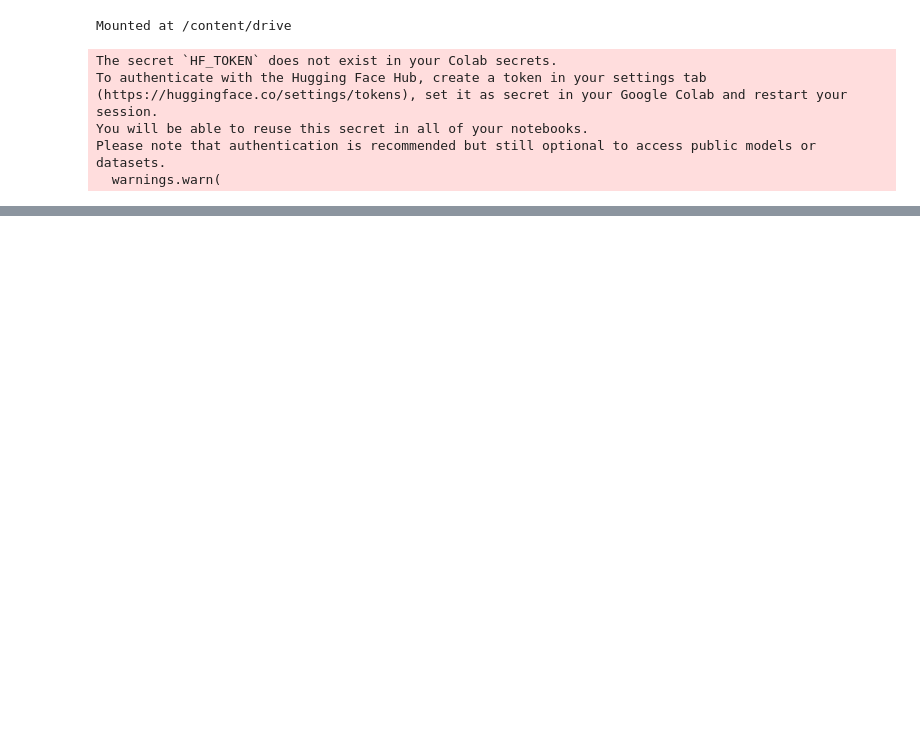
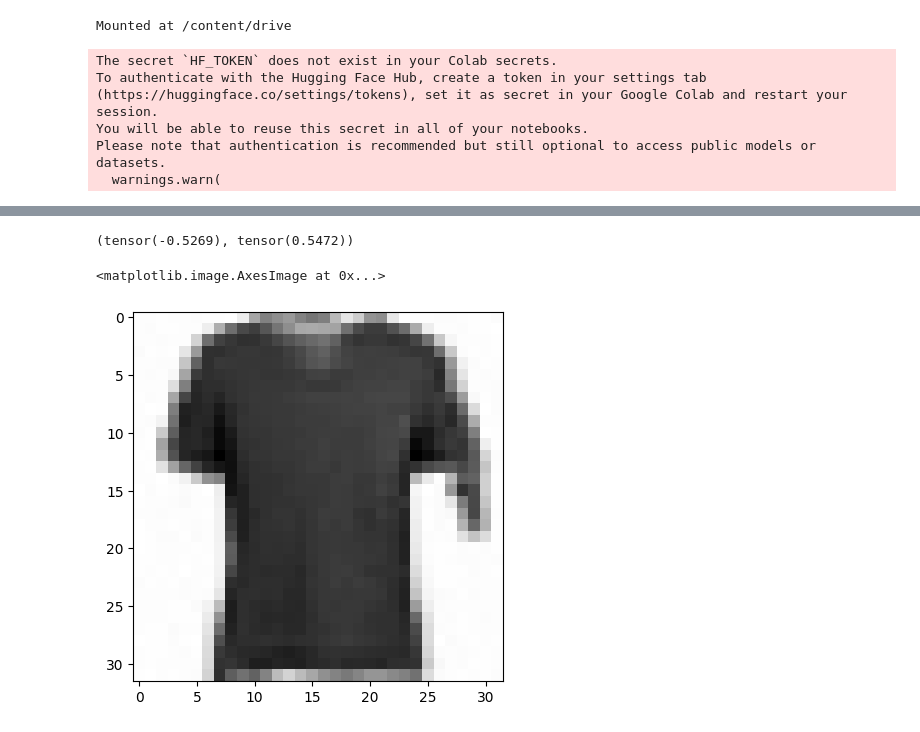
Before and after one commit to pranay8297/DDPM-DDIM-Karras, a Jupyter notebook: flow_matching_fmnist.ipynb, the cells around one changed output, grey strips where cells are left out. Cells and saved outputs as stored; diff of their text form; code cells hidden in the pictures; blank space fills up the shorter version.

```diff
--- a/flow_matching_fmnist.ipynb
+++ b/flow_matching_fmnist.ipynb
@@ -685,0 +698,4 @@ fid(out.cpu())
+# %%
+xts[-1].min(), xts[-1].max()
+# %% [output]
+(tensor(-0.5269), tensor(0.5472))
@@ -685,0 +708,5 @@ fid(out.cpu())
+# %%
+plt.imshow(out[0][0].cpu().numpy())
+# %% [output]
+<matplotlib.image.AxesImage at 0x...>
+[figure, added]
```
Also changed, not shown: parts of 20 cells of this notebook.
